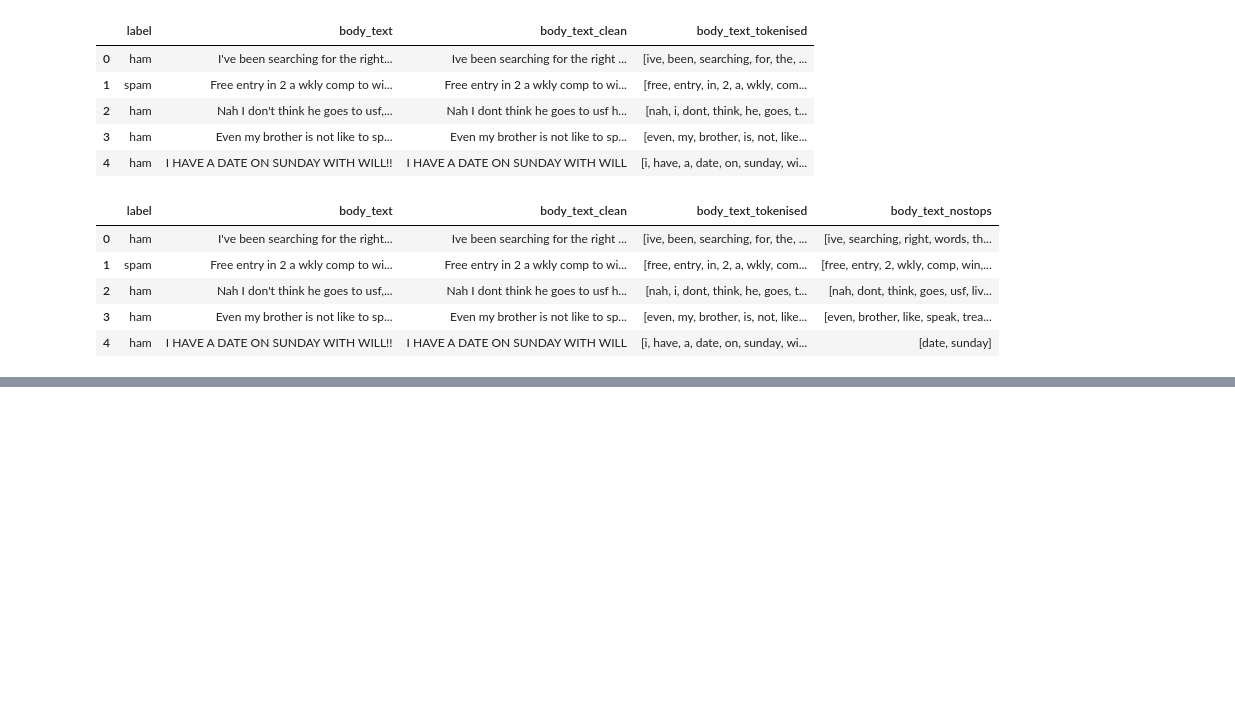
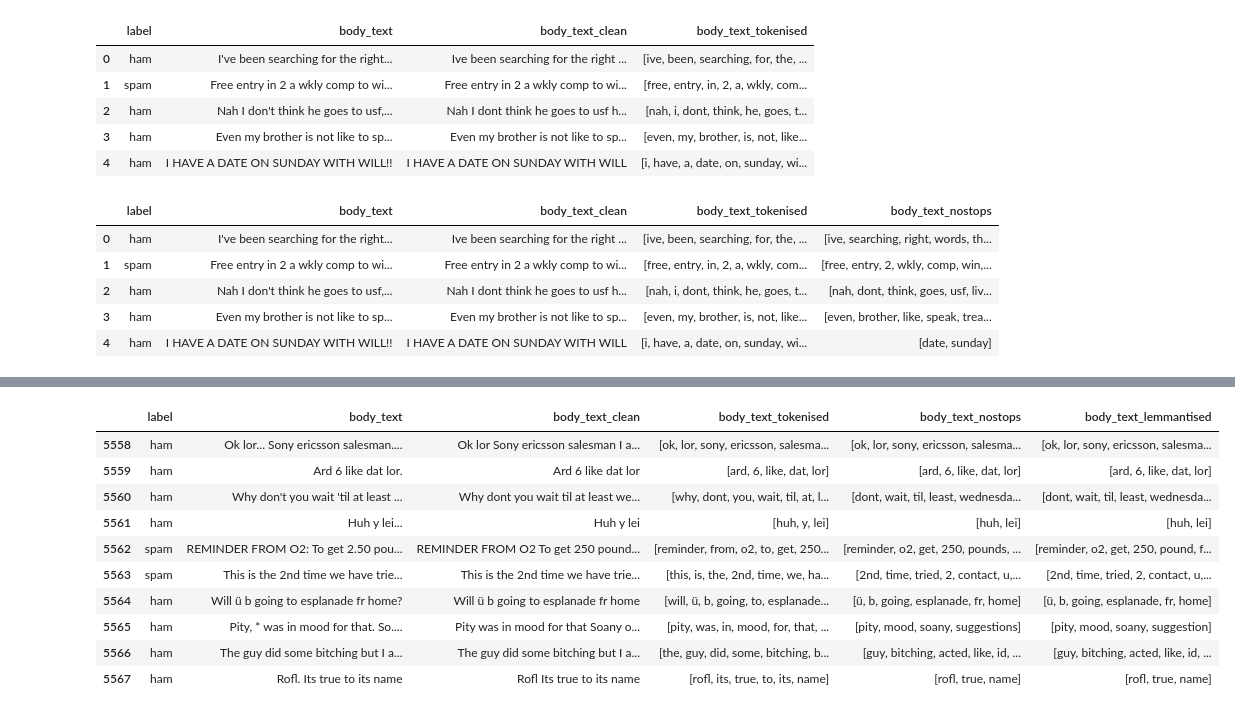
Before and after one commit to mysteriousdeee/NLP_ML, a Jupyter notebook: data_cleaning.ipynb, the cells around one changed output, grey strips where cells are left out. Drawn from its saved outputs; the diff is of its cells as text; code cells hidden in the pictures; blank space fills up the shorter version.

```diff
--- a/app.ipynb
+++ b/data_cleaning.ipynb
@@ -219,12 +217,13 @@ data.head()
 # %%
 # create func to split words into tokens and store in a list, \W+ regx splits on every non-char words like space or special char
-
 def tokenise(text):
     tokens = re.split("\W+", text)
     return tokens
 
 
-data['body_text_tokenised'] = data['body_text_clean'].apply(lambda x: tokenise(x.lower()))
+# apply the function to the desired column in dataframe
+data['body_text_tokenised'] = data['body_text_clean'].apply(
+    lambda x: tokenise(x.lower()))
 # %%
 data.head()
 # %% [output]
@@ -237,6 +236,7 @@ data.head()
 # %%
 # remove stopwords. commonly used words that does not contribute much to a sentence
 stopwords = nltk.corpus.stopwords.words('english')
+
 
 def remove_stopwords(tokenised_list):
     text_nostops = [word for word in tokenised_list if word not in stopwords]
@@ -244,7 +244,8 @@ def remove_stopwords(tokenised_list):
 
 
 # cerate a new column from the tokenised words and store in new column
-data['body_text_nostops'] = data['body_text_tokenised'].apply(lambda x: remove_stopwords(x))
+data['body_text_nostops'] = data['body_text_tokenised'].apply(
+    lambda x: remove_stopwords(x))
 data.head()
 # %% [output]
 |  | label | body_text | body_text_clean | body_text_tokenised | body_text_nostops |
@@ -257,0 +323,3 @@ data.head()
+# %%
+# load the lemmatiser into an object
+wn = nltk.WordNetLemmatizer()
@@ -257,0 +349,21 @@ data.head()
+# %%
+# create function to preform lemmatising over the iterated words inputed
+def lemmatising(tokenised_list):
+    text  = [wn.lemmatize(word) for word in tokenised_list]
+    return text
+
+
+data['body_text_lemmantised'] = data['body_text_nostops'].apply(lambda x: lemmatising(x))
+data.tail(10)
+# %% [output]
+|  | label | body_text | body_text_clean | body_text_tokenised | body_text_nostops | body_text_lemmantised |
+| 5558 | ham | Ok lor... Sony ericsson salesman.... | Ok lor Sony ericsson salesman I a... | [ok, lor, sony, ericsson, salesma... | [ok, lor, sony, ericsson, salesma... | [ok, lor, sony, ericsson, salesma... |
+| 5559 | ham | Ard 6 like dat lor. | Ard 6 like dat lor | [ard, 6, like, dat, lor] | [ard, 6, like, dat, lor] | [ard, 6, like, dat, lor] |
+| 5560 | ham | Why don't you wait 'til at least ... | Why dont you wait til at least we... | [why, dont, you, wait, til, at, l... | [dont, wait, til, least, wednesda... | [dont, wait, til, least, wednesda... |
+| 5561 | ham | Huh y lei... | Huh y lei | [huh, y, lei] | [huh, lei] | [huh, lei] |
+| 5562 | spam | REMINDER FROM O2: To get 2.50 pou... | REMINDER FROM O2 To get 250 pound... | [reminder, from, o2, to, get, 250... | [reminder, o2, get, 250, pounds, ... | [reminder, o2, get, 250, pound, f... |
+| 5563 | spam | This is the 2nd time we have trie... | This is the 2nd time we have trie... | [this, is, the, 2nd, time, we, ha... | [2nd, time, tried, 2, contact, u,... | [2nd, time, tried, 2, contact, u,... |
+| 5564 | ham | Will ü b going to esplanade fr home? | Will ü b going to esplanade fr home | [will, ü, b, going, to, esplanade... | [ü, b, going, esplanade, fr, home] | [ü, b, going, esplanade, fr, home] |
+| 5565 | ham | Pity, * was in mood for that. So.... | Pity was in mood for that Soany o... | [pity, was, in, mood, for, that, ... | [pity, mood, soany, suggestions] | [pity, mood, soany, suggestion] |
+| 5566 | ham | The guy did some bitching but I a... | The guy did some bitching but I a... | [the, guy, did, some, bitching, b... | [guy, bitching, acted, like, id, ... | [guy, bitching, acted, like, id, ... |
+| 5567 | ham | Rofl. Its true to its name | Rofl Its true to its name | [rofl, its, true, to, its, name] | [rofl, true, name] | [rofl, true, name] |
```
Also changed, not shown: parts of 16 cells of this notebook, 1 other file.
